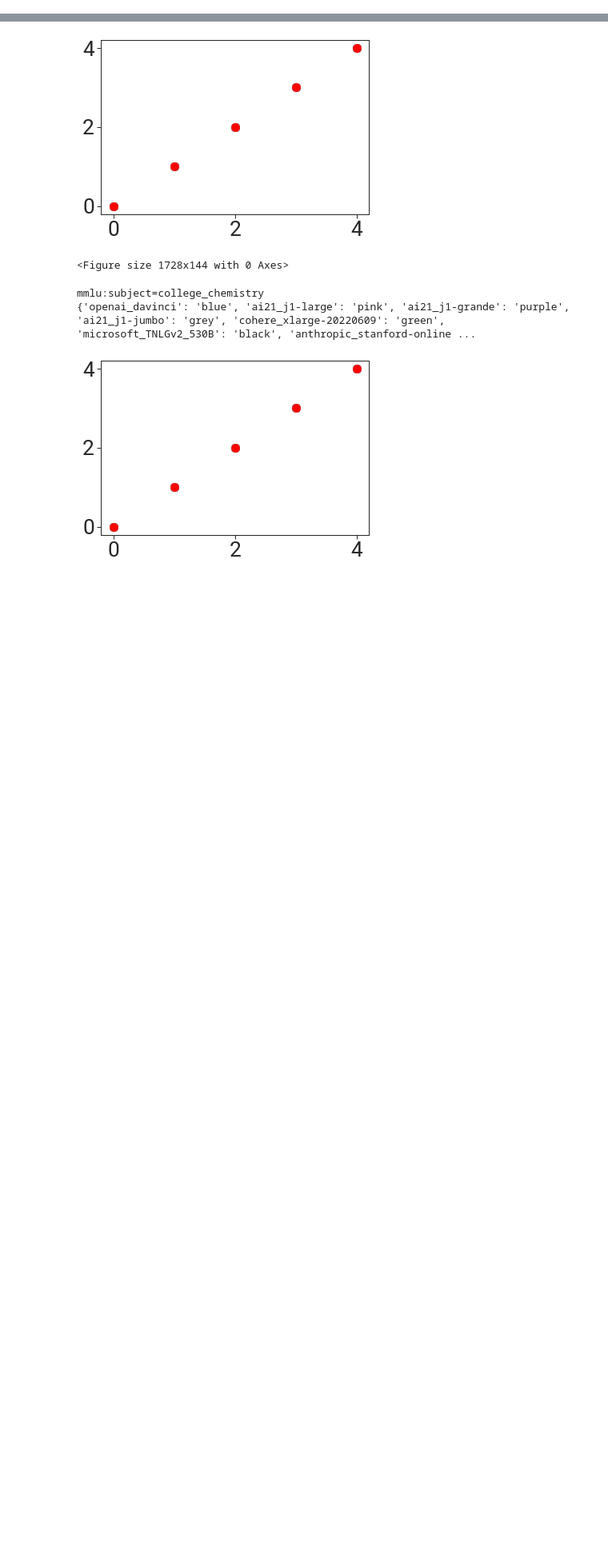
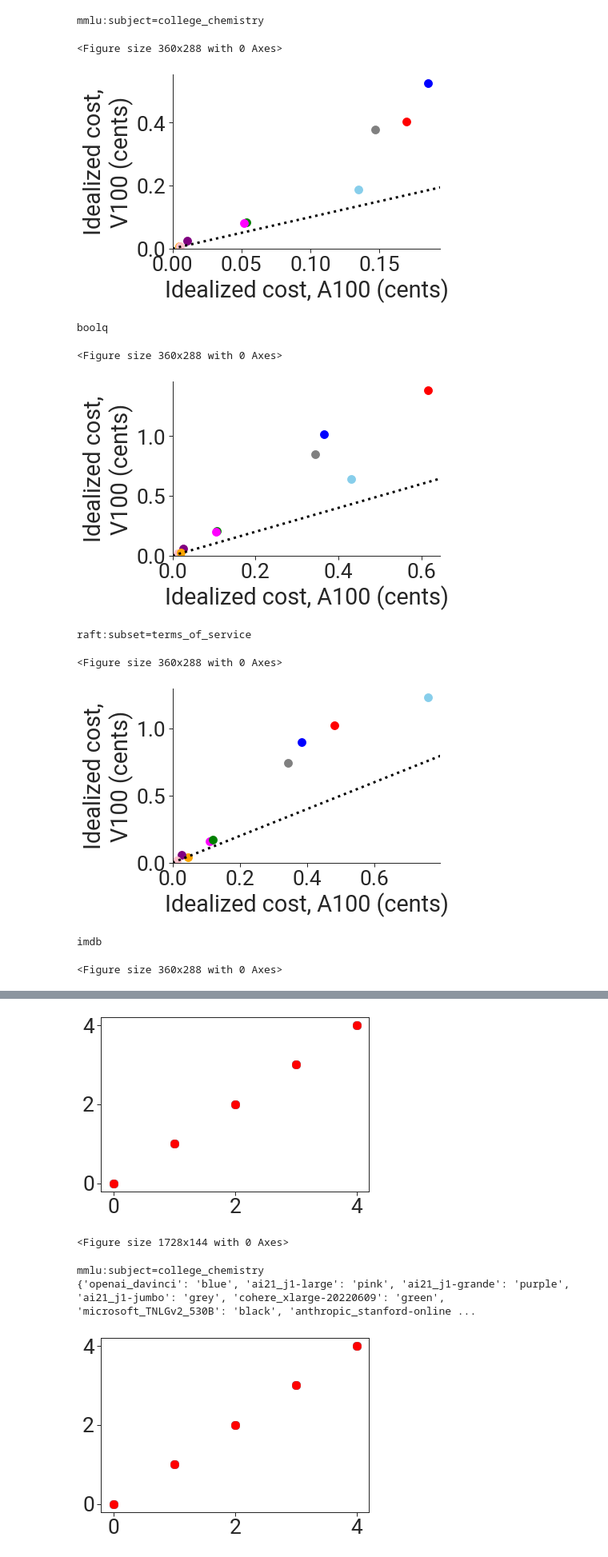
Before and after one commit to stanford-crfm/helm-efficiency, a Jupyter notebook: notebooks/efficiency_vs_capability.ipynb, the cells around one changed output, grey strips where cells are left out. Shown at 80% size. Cells and saved outputs as stored; diff of their text form; code cells hidden in the pictures; blank space fills up the shorter version.

```diff
--- a/notebooks/efficiency_vs_capability.ipynb
+++ b/notebooks/efficiency_vs_capability.ipynb
@@ -356,0 +549,15 @@ def plot_efficiency_vs_capability(efficiency_metric_name,
+# %%
+plot_idealized_runtimes_and_costs(efficiency_metric_name="idealized_cost",
+                                  output_dir="../figures/idealized_comparison/cost")
+# %% [output]
+mmlu:subject=college_chemistry
+<Figure size 360x288 with 0 Axes>
+[figure, added]
+boolq
+<Figure size 360x288 with 0 Axes>
+[figure, added]
+raft:subset=terms_of_service
+<Figure size 360x288 with 0 Axes>
+[figure, added]
+imdb
+<Figure size 360x288 with 0 Axes>
```
Also changed, not shown: parts of 12 cells of this notebook, 42 other files.
